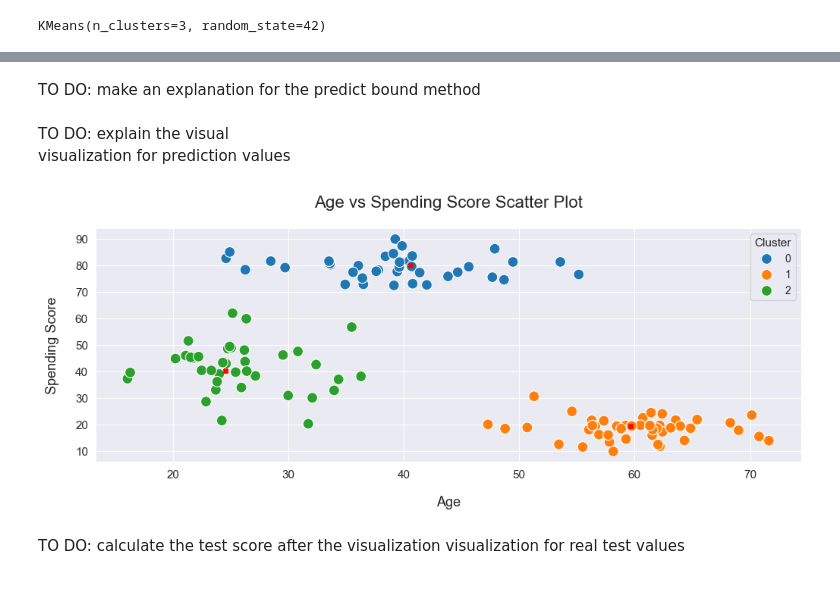
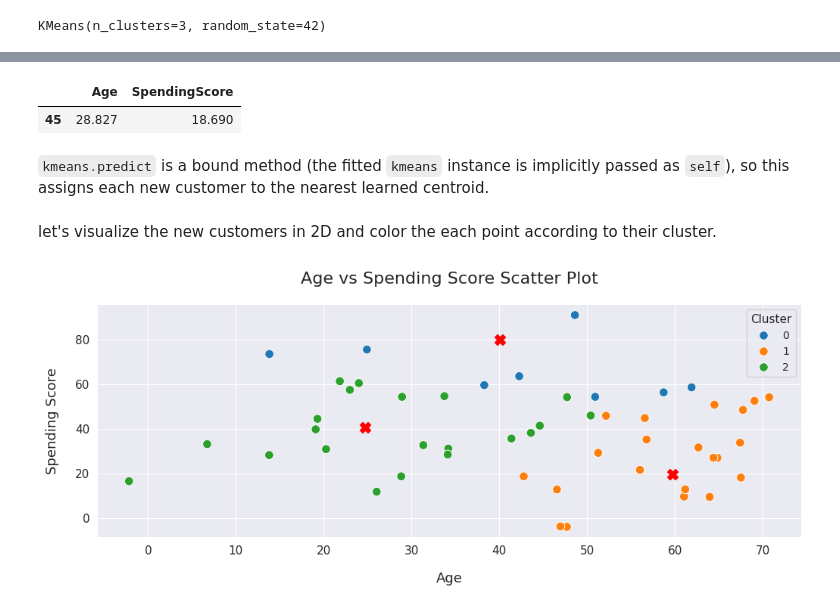
Before and after one commit to koprendo/Analytics-and-Machine-Learning, a Jupyter notebook: Unsupervised/K-Means/kmeans_in_2d.ipynb, the cells around one changed output, grey strips where cells are left out. Saved outputs shown, nothing was run; the diff lists cells and outputs as text; code cells hidden in the pictures.

```diff
--- a/Unsupervised/K-Means/kmeans_in_2d.ipynb
+++ b/Unsupervised/K-Means/kmeans_in_2d.ipynb
@@ -118,6 +119,6 @@ There are lots of other parameters we can utilize such as `init`, `n_init`, and
 kmeans = KMeans(n_clusters=3, random_state=42)
 
 # Call the fit bound method of the KMeans instance to fit the model
-kmeans.fit(X_train)
+kmeans.fit(df)
 # %% [output]
 KMeans(n_clusters=3, random_state=42)
@@ -172,43 +166,47 @@ plt.show()
+# %%
+new_customers = pd.DataFrame(np.random.normal(loc=[45, 40], scale=[20, 20], size=(50, 2)),
+                             columns=["Age", "SpendingScore"])
+
+new_customers.sample()
+# %% [output]
+|  | Age | SpendingScore |
+| 45 | 28.827 | 18.690 |
 # %% [markdown]
-TO DO: make an explanation for the predict bound method
+`kmeans.predict` is a bound method (the fitted `kmeans` instance is implicitly passed as `self`), so this assigns each new customer to the nearest learned centroid.
 # %%
-pred = kmeans.predict(X_test)
+new_customers_labels = kmeans.predict(new_customers)
 # %% [markdown]
-TO DO: explain the visual
-visualization for prediction values
+let's visualize the new customers in 2D and color the each point according to their cluster.
 # %%
 plt.figure(figsize=(12, 4))
 sns.set_style("darkgrid")
 
 sns.scatterplot(
-    data=X_test,
+    data=new_customers,
     x="Age",
     y="SpendingScore",
-    hue=pred,
+    hue=new_customers_labels,
     palette="tab10",
-    s=100
+    s=70
 )
 
 plt.scatter(
     [x for x, y in kmeans.cluster_centers_],
     [y for x, y in kmeans.cluster_centers_],
     marker="X",
     color="red",
-    s=20
+    s=100
 )
 
 plt.title("Age vs Spending Score Scatter Plot", fontsize=16, pad=20)
 plt.xlabel("Age", fontsize=13, labelpad=15)
 plt.ylabel("Spending Score", fontsize=13, labelpad=15)
 
 plt.xticks(fontsize=11)
 plt.yticks(fontsize=11)
 
 plt.legend(title="Cluster", fontsize=10, title_fontsize=11)
 
 plt.show()
 # %% [output]
-[figure, old version]
+[figure, new version]
-# %% [markdown]
-TO DO: calculate the test score after the visualization
-  visualization for real test values
```
Also changed, not shown: parts of 14 cells of this notebook.
